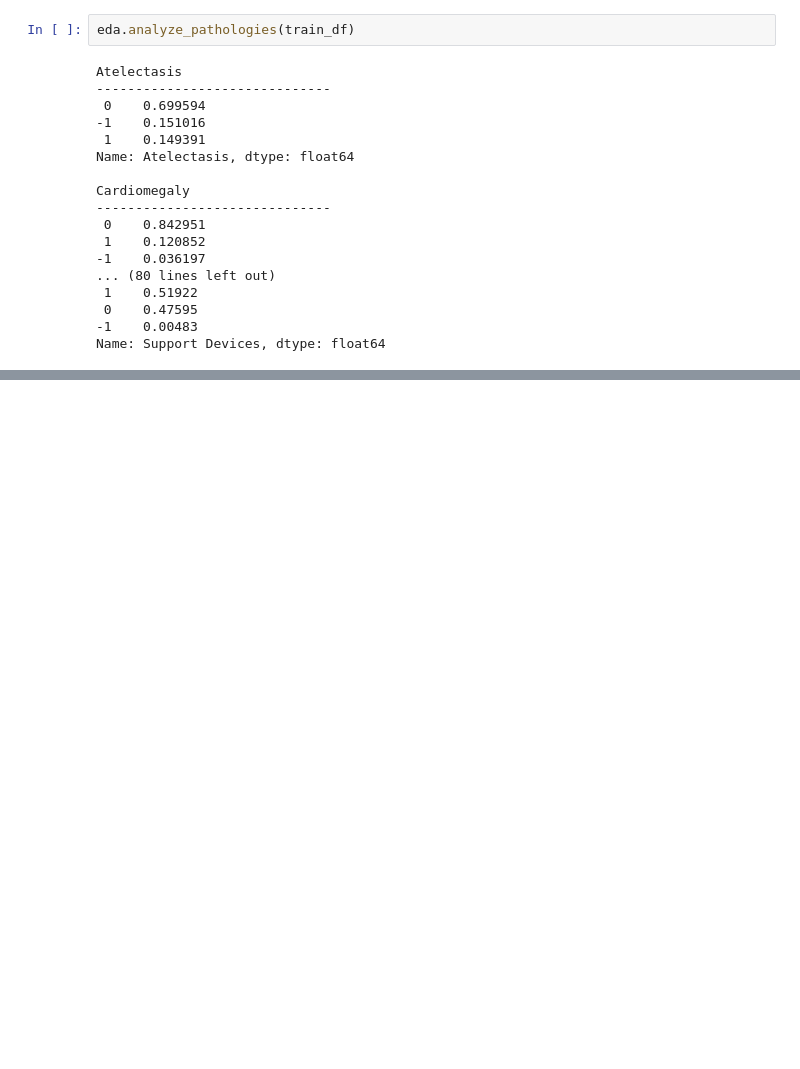
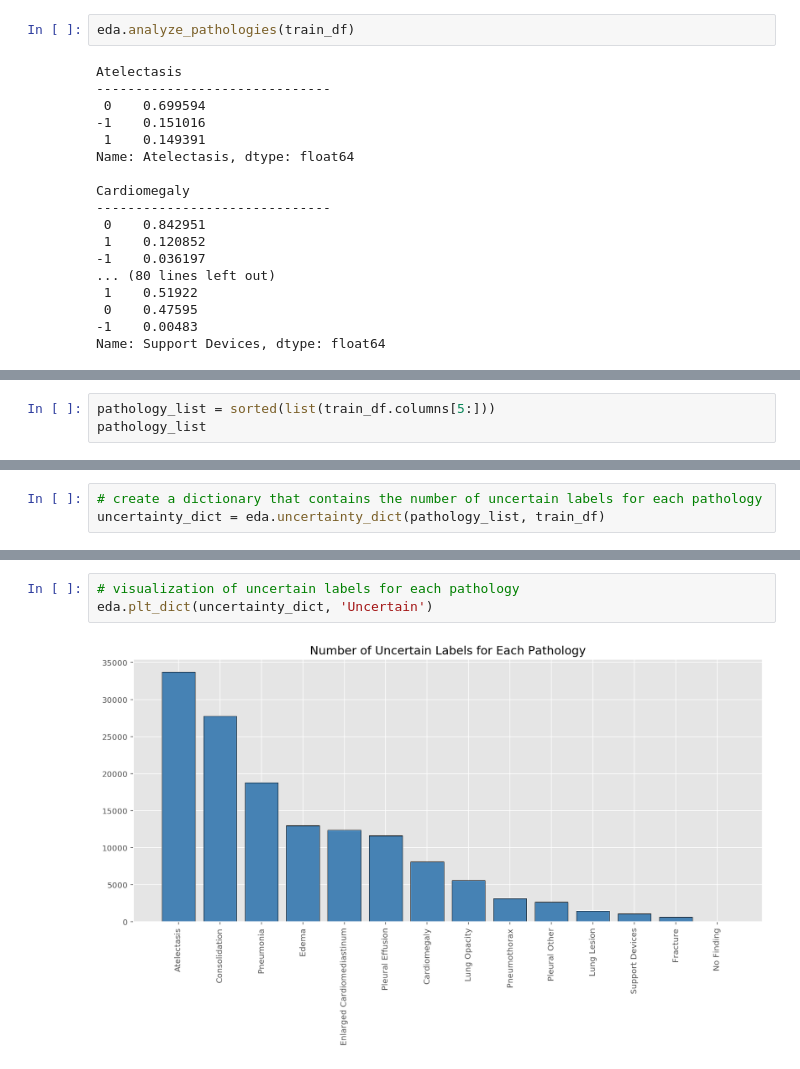
Before and after one commit to earny-joe/Springboard-DS-Portfolio, a Jupyter notebook: capstone_2/exploration/chexpert_eda-final.ipynb, the cells around one changed output, grey strips where cells are left out. Drawn from its saved outputs; the diff is of its cells as text; blank space fills up the shorter version.

```diff
--- a/capstone_2/exploration/chexpert_eda-final.ipynb
+++ b/capstone_2/exploration/chexpert_eda-final.ipynb
@@ -190,0 +194,3 @@ for pathology in pathology_list:
+# %%
+pathology_list = sorted(list(train_df.columns[5:]))
+pathology_list
@@ -190,0 +212,3 @@ for pathology in pathology_list:
+# %%
+# create a dictionary that contains the number of uncertain labels for each pathology
+uncertainty_dict = eda.uncertainty_dict(pathology_list, train_df)
@@ -190,0 +230,5 @@ for pathology in pathology_list:
+# %%
+# visualization of uncertain labels for each pathology
+eda.plt_dict(uncertainty_dict, 'Uncertain')
+# %% [output]
+[figure, added]
```
Also changed, not shown: parts of 20 cells of this notebook, 6 other files.
